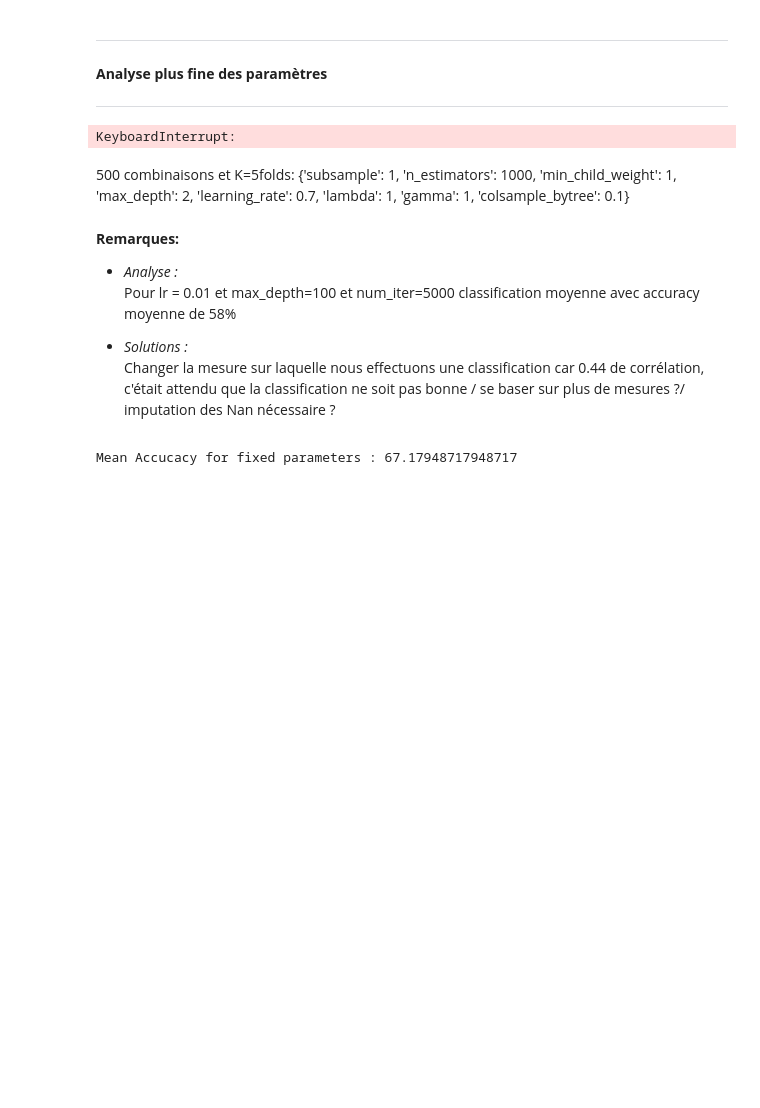
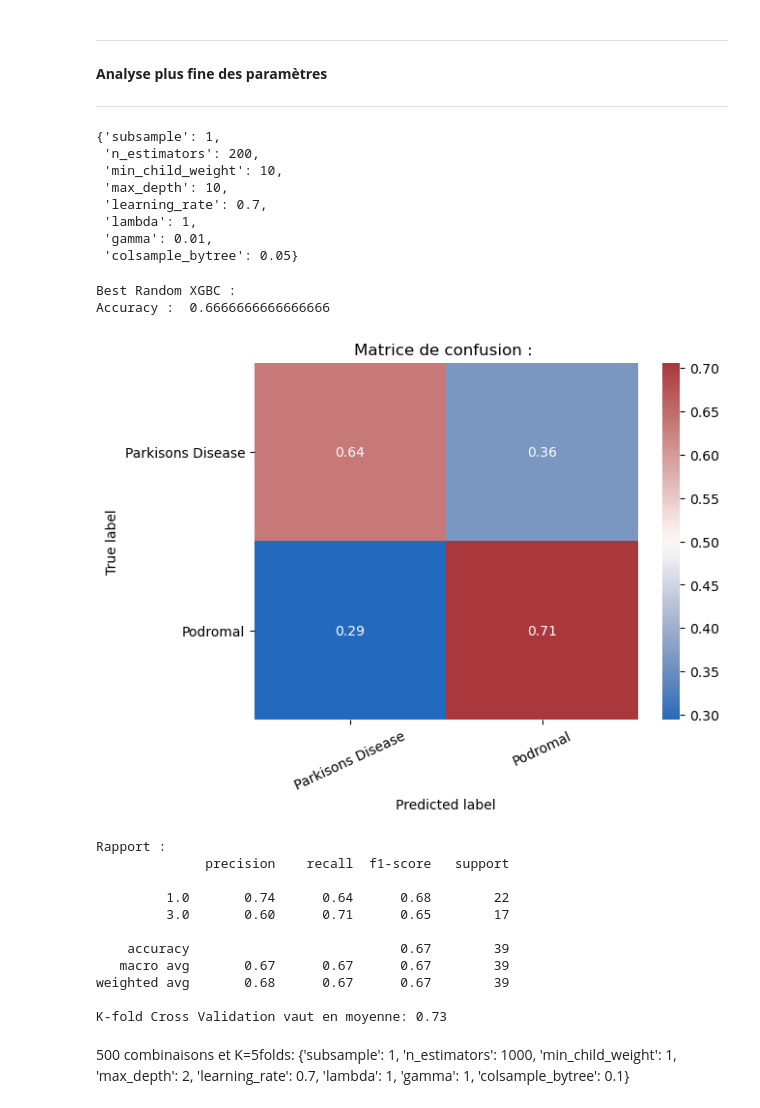
Before and after one commit to Ohm-T/Cassiopee, a Jupyter notebook: Gait Parkinson.ipynb, the cells around one changed output. Cells and saved outputs as stored; diff of their text form; code cells hidden in the pictures; blank space fills up the shorter version.

```diff
--- a/Gait Parkinson.ipynb
+++ b/Gait Parkinson.ipynb
@@ -635,6 +562,8 @@ RandomForestClassifier(n_estimators=10)
 from sklearn import metrics
 def comp(model, x_test, y_test, title):
     pred = model.predict(x_test)
+    if title.count('Neural')>0:
+        pred = [1 if p>0.5 else 0 for p in pred]
     print(title+ ' :')
     # Accuracy
     print("Accuracy : ", metrics.accuracy_score(y_test, pred))
@@ -823,7 +756,7 @@ from sklearn.pipeline import Pipeline
 from sklearn.model_selection import RandomizedSearchCV, GridSearchCV
 
 x_train, x_test, y_train, y_test = train_test_split(df_arm_full, df_arm['COHORT'], test_size=0.2)
-xgbc = xgb.XGBClassifier()
+xgbc = xgb.XGBClassifier(eval_metric='mlogloss')
 pipeline = Pipeline([('scaler', StandardScaler()), ('classifieur', xgbc)])
 xgbc.fit(x_train, y_train)
 print('Base Parameters utilisés :')
@@ -889,7 +817,8 @@ grille_xgb = {
         'gamma': [0.01, 0.1, 0.5, 1],
         'subsample': [0.1, 0.5, 1, 5],
         'colsample_bytree': [0.05, 0.1, 0.5, 1],
-        'max_depth': [2, 5, 10, 20]}
+        'max_depth': [2, 5, 10, 20]
+    }
 
 # Choix aléatoire parmi 4*4*9*1*3*4*4*4*4=110592 combinaisons de paramètres possibles
 # %%
@@ -900,7 +829,46 @@ xgbc_random = RandomizedSearchCV(estimator = xgbc, param_distributions = grille_
 xgbc_random.fit(x_train, y_train)
 xgbc_random.best_params_
 # %% [output]
-KeyboardInterrupt:
+{'subsample': 1,
+ 'n_estimators': 200,
+ 'min_child_weight': 10,
+ 'max_depth': 10,
+ 'learning_rate': 0.7,
+ 'lambda': 1,
+ 'gamma': 0.01,
+ 'colsample_bytree': 0.05}
+# %%
+from sklearn import model_selection as ms
+xgbc_rand = xgb.XGBClassifier(
+    subsample = 1,
+    n_estimators = 200,
+    min_child_weight = 10,
+    max_depth = 10,
+    learning_rate = 0.7,
+    gamma = 0.01,
+    colsample_bytree = 0.05,
+    eval_metric='mlogloss')
+
+xgbc_rand.fit(x_train, y_train)
+comp(xgbc_rand, x_test, y_test, 'Best Random XGBC')
+kf = ms.KFold(n_splits=5, shuffle=True)
+kf_scores = ms.cross_val_score(xgbc_rand, x_train, y_train, cv=kf)
+print("K-fold Cross Validation vaut en moyenne: {:.2f}".format(kf_scores.mean()))
+# %% [output]
+Best Random XGBC :
+Accuracy :  0.6666666666666666
+[figure, added]
+Rapport :
+              precision    recall  f1-score   support
+
+         1.0       0.74      0.64      0.68        22
+         3.0       0.60      0.71      0.65        17
+
+    accuracy                           0.67        39
+   macro avg       0.67      0.67      0.67        39
+weighted avg       0.68      0.67      0.67        39
+
+K-fold Cross Validation vaut en moyenne: 0.73
 # %% [markdown]
 500 combinaisons et K=5folds:
 {'subsample': 1,
@@ -911,18 +879,3 @@ KeyboardInterrupt:
  'lambda': 1,
  'gamma': 1,
  'colsample_bytree': 0.1}
-# %% [markdown]
-**Remarques:**
-- *Analyse :*
-  Pour lr = 0.01 et max_depth=100 et num_iter=5000 classification moyenne avec accuracy moyenne de 58%
-
-- *Solutions :*
-  Changer la mesure sur laquelle nous effectuons une classification car 0.44 de corrélation,
-  c'était attendu que la classification ne soit pas bonne / se baser sur plus de mesures ?/ imputation des Nan nécessaire ?
-# %%
-acc = []
-for i in range(15):
-    acc.append(xgboost(0.01, 5000, 100, df_arm.iloc[:,4:], df_arm['COHORT']))
-print('Mean Accucacy for fixed parameters : {}'.format(np.mean(np.array(acc))))
-# %% [output]
-Mean Accucacy for fixed parameters : 67.17948717948717
```
Also changed, not shown: parts of 18 cells of this notebook, 3 other files.
